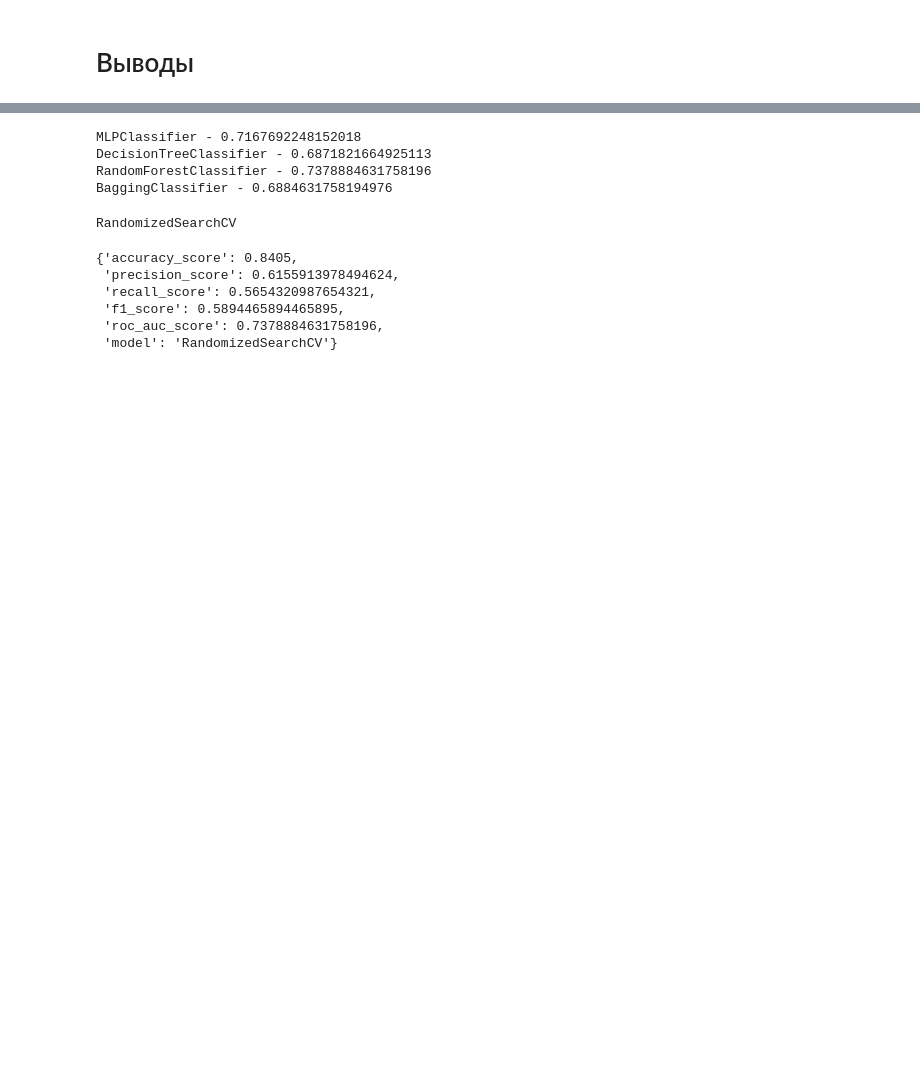
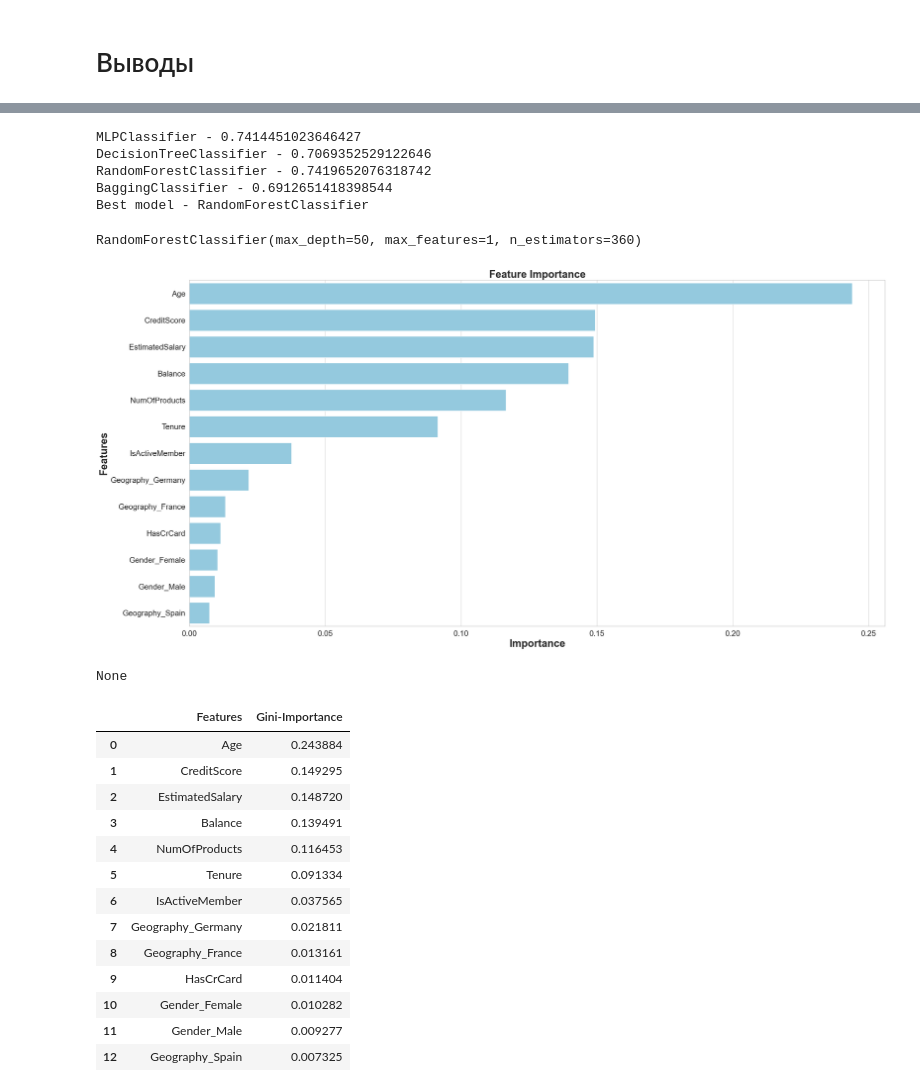
Before and after one commit to Miyakerin/vvnod-project-1, a Jupyter notebook: notebook.ipynb, the cells around one changed output, grey strips where cells are left out. Cells and saved outputs as stored; diff of their text form; code cells hidden in the pictures; blank space fills up the shorter version.

```diff
--- a/notebook.ipynb
+++ b/notebook.ipynb
@@ -347,21 +367,21 @@ Best parameters: {'n_estimators': 200, 'max_samples': 1.0, 'max_features': 0.7,
 # %%
+best_model = None
+best_score = -1
 for each in best:
-    model = each.best_estimator_
-    print(f"{model.__class__.__name__} - {get_model_stats(model, X_train, y_train, X_test, y_test, fit=False)["roc_auc_score"]}")
+    current_model = each.best_estimator_
+    current_score = get_model_stats(current_model, X_train, y_train, X_test, y_test, fit=False)["roc_auc_score"]
+    if  current_score > best_score:
+        best_score, best_model = current_score, current_model
+
+    print(f"{current_model.__class__.__name__} - {current_score}")
+print(f"Best model - {best_model.__class__.__name__}")
 # %% [output]
-MLPClassifier - 0.7167692248152018
-DecisionTreeClassifier - 0.6871821664925113
-RandomForestClassifier - 0.7378884631758196
-BaggingClassifier - 0.6884631758194976
+MLPClassifier - 0.7414451023646427
+DecisionTreeClassifier - 0.7069352529122646
+RandomForestClassifier - 0.7419652076318742
+BaggingClassifier - 0.6912651418398544
+Best model - RandomForestClassifier
-# %%
-model = best[2]
-print(model.__class__.__name__)
-get_model_stats(model, X_train, y_train, X_test, y_test, fit=False)
-# %% [output]
-RandomizedSearchCV
-{'accuracy_score': 0.8405,
- 'precision_score': 0.6155913978494624,
- 'recall_score': 0.5654320987654321,
- 'f1_score': 0.5894465894465895,
- 'roc_auc_score': 0.7378884631758196,
- 'model': 'RandomizedSearchCV'}
+# %%
+best_model
+# %% [output]
+RandomForestClassifier(max_depth=50, max_features=1, n_estimators=360)
@@ -368,3 +390,38 @@ RandomizedSearchCV
+# %%
+feats = {}
+for feature, importance in zip(X.columns, best_model.feature_importances_):
+    feats[feature] = importance
+importances = pd.DataFrame.from_dict(feats, orient='index').rename(columns={0: 'Gini-Importance'})
+importances = importances.sort_values(by='Gini-Importance', ascending=False)
+importances = importances.reset_index()
+importances = importances.rename(columns={'index': 'Features'})
+sns.set(font_scale = 5)
+sns.set(style="whitegrid", color_codes=True, font_scale = 1.7)
+fig, ax = plt.subplots()
+fig.set_size_inches(30,15)
+sns.barplot(x=importances['Gini-Importance'], y=importances['Features'], data=importances, color='skyblue')
+plt.xlabel('Importance', fontsize=25, weight = 'bold')
+plt.ylabel('Features', fontsize=25, weight = 'bold')
+plt.title('Feature Importance', fontsize=25, weight = 'bold')
+display(plt.show())
+display(importances)
+# %% [output]
+[figure, added]
+None
+|  | Features | Gini-Importance |
+| 0 | Age | 0.243884 |
+| 1 | CreditScore | 0.149295 |
+| 2 | EstimatedSalary | 0.148720 |
+| 3 | Balance | 0.139491 |
+| 4 | NumOfProducts | 0.116453 |
+| 5 | Tenure | 0.091334 |
+| 6 | IsActiveMember | 0.037565 |
+| 7 | Geography_Germany | 0.021811 |
+| 8 | Geography_France | 0.013161 |
+| 9 | HasCrCard | 0.011404 |
+| 10 | Gender_Female | 0.010282 |
+| 11 | Gender_Male | 0.009277 |
+| 12 | Geography_Spain | 0.007325 |
 # %%
 from sklearn.metrics import classification_report
 from sklearn.metrics import confusion_matrix
```
Also changed, not shown: parts of 9 cells of this notebook.
